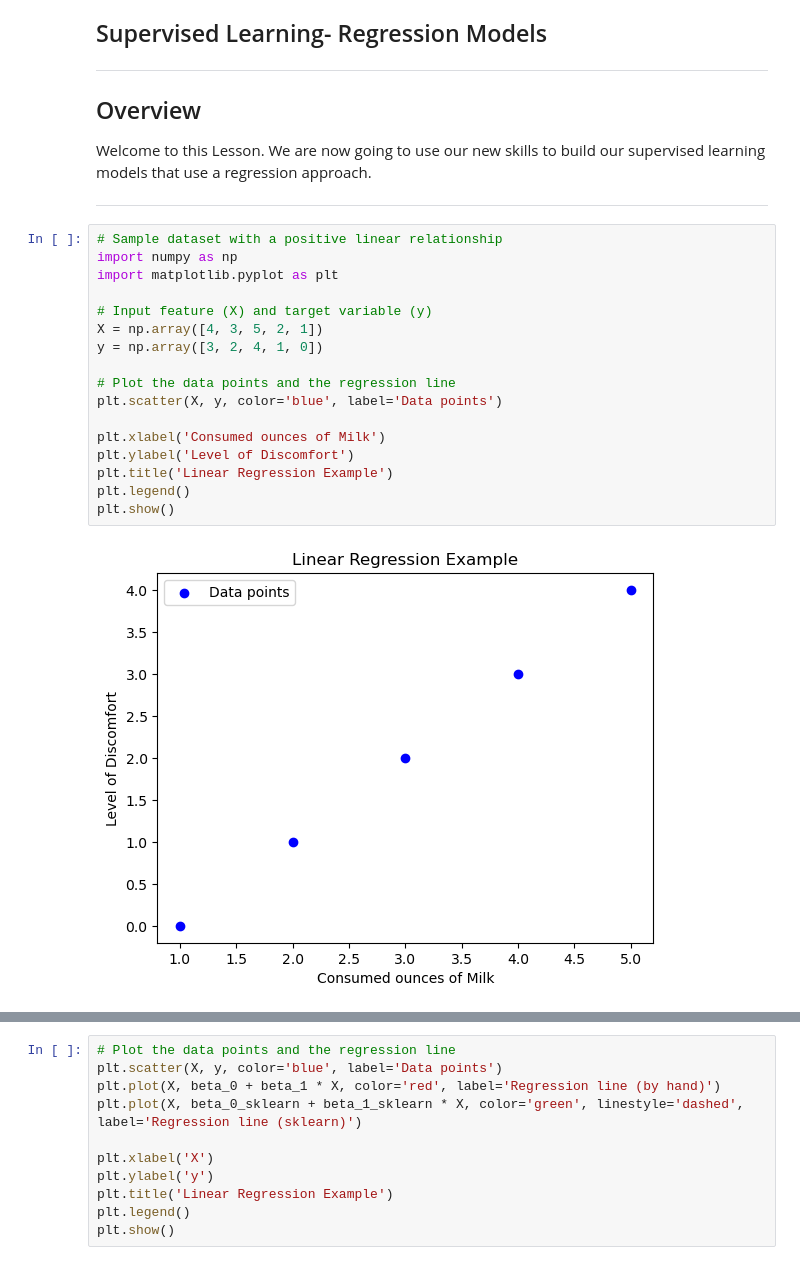
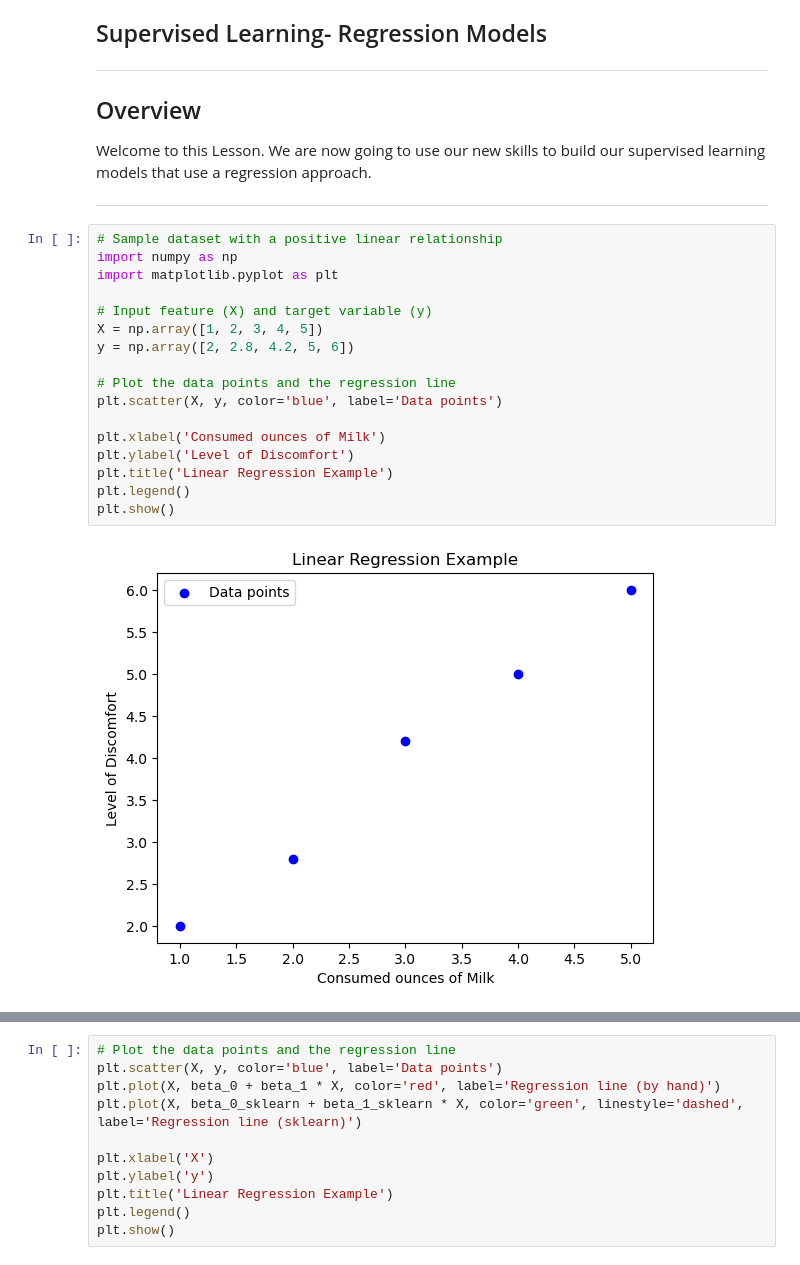
Before and after one commit to udacity/building-a-workflow-for-aI, a Jupyter notebook: l3-supervised-learning-regression/Lesson3.ipynb, the cells around one changed output, grey strips where cells are left out. Saved outputs shown, nothing was run; the diff lists cells and outputs as text.

```diff
--- a/l3-supervised-learning-regression/Lesson3.ipynb
+++ b/l3-supervised-learning-regression/Lesson3.ipynb
@@ -14,22 +14,22 @@ Welcome to this Lesson. We are now going to use our new skills to build our supe
 # %%
 # Sample dataset with a positive linear relationship
 import numpy as np
 import matplotlib.pyplot as plt
 
 # Input feature (X) and target variable (y)
-X = np.array([4, 3, 5, 2, 1])
-y = np.array([3, 2, 4, 1, 0])
+X = np.array([1, 2, 3, 4, 5])
+y = np.array([2, 2.8, 4.2, 5, 6])
 
 # Plot the data points and the regression line
 plt.scatter(X, y, color='blue', label='Data points')
 
 plt.xlabel('Consumed ounces of Milk')
 plt.ylabel('Level of Discomfort')
 plt.title('Linear Regression Example')
 plt.legend()
 plt.show()
 # %% [output]
-[figure, old version]
+[figure, new version]
 # %%
 # Compute the beta coefficients by hand
 X_mean = np.mean(X)
```
Also changed, not shown: parts of 3 cells of this notebook, 6 other files.
